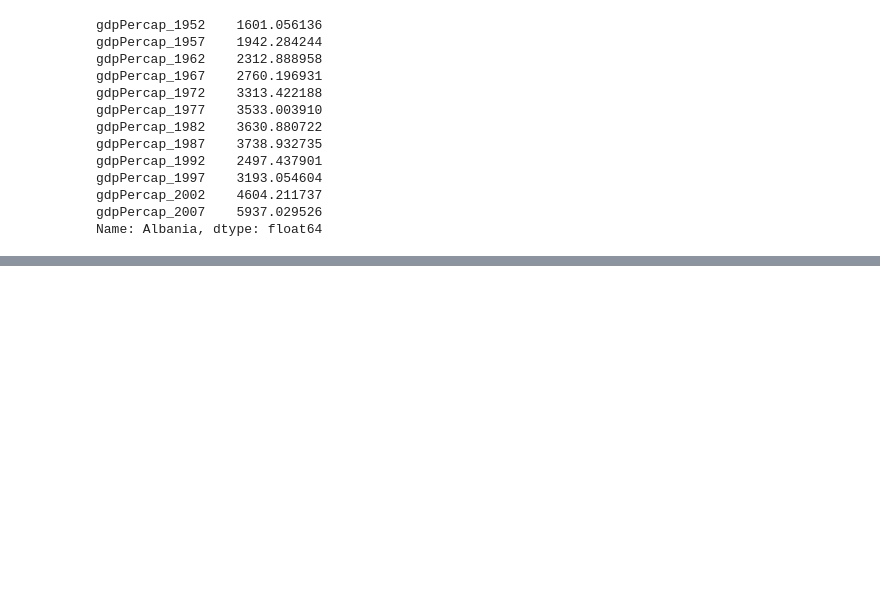
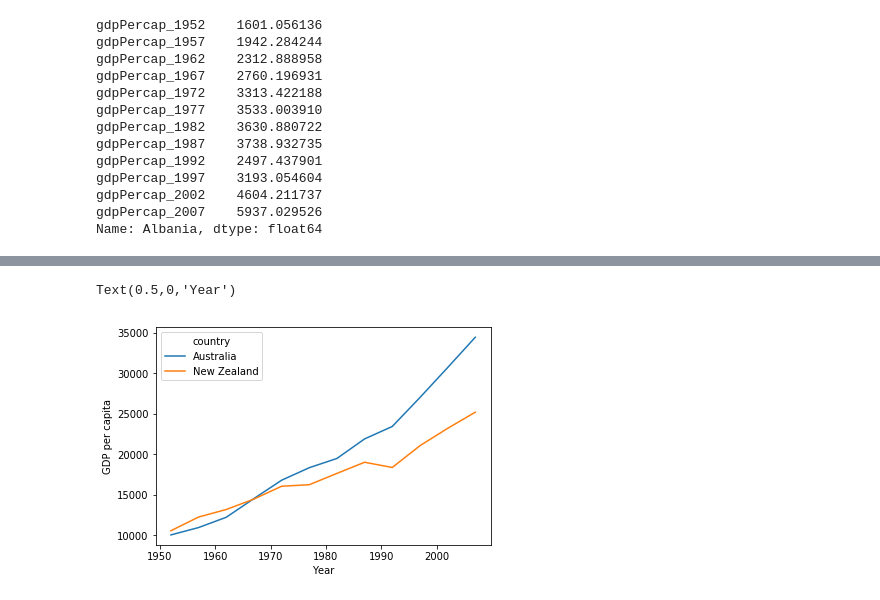
Before and after one commit to csfenrich/Python-Day2, a Jupyter notebook: code/Day2_code.ipynb, the cells around one changed output, grey strips where cells are left out. Cells and saved outputs as stored; diff of their text form; code cells hidden in the pictures; blank space fills up the shorter version.

```diff
--- a/code/Day2_code.ipynb
+++ b/code/Day2_code.ipynb
@@ -81,0 +128,7 @@ print(data.loc[])
+# %%
+data2.T.plot()
+plt.ylabel('GDP per capita')
+plt.xlabel('Year')
+# %% [output]
+Text(0.5,0,'Year')
+[figure, added]
```
Also changed, not shown: parts of 9 cells of this notebook.
